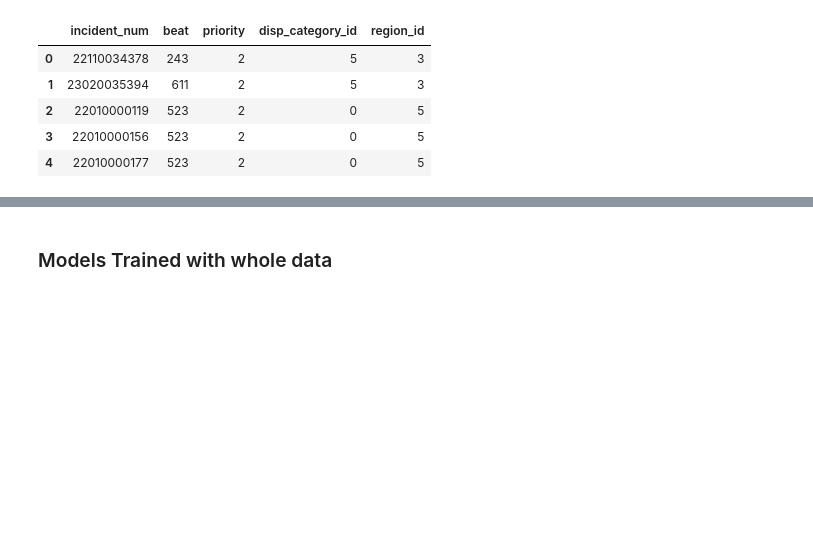
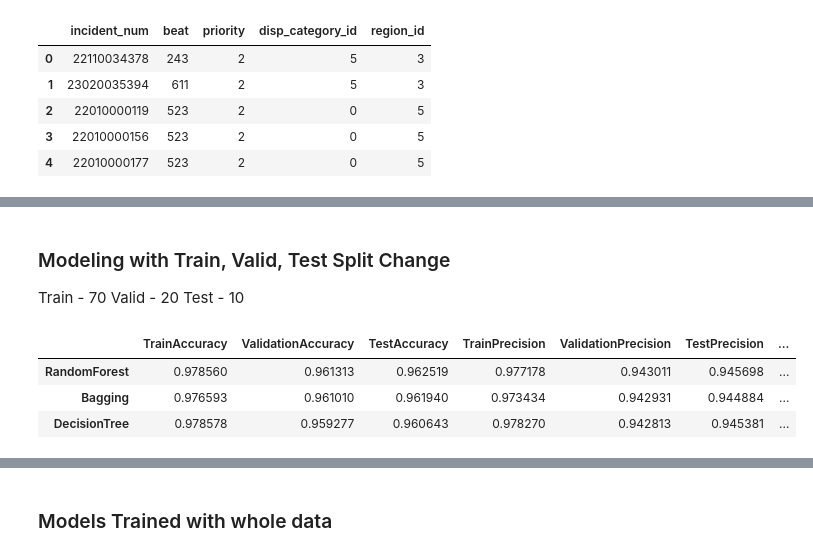
Before and after one commit to katie-hu/Crisis_Response, a Jupyter notebook: crisis_response.ipynb, the cells around one changed output, grey strips where cells are left out. Saved outputs shown, nothing was run; the diff lists cells and outputs as text; code cells hidden in the pictures; blank space fills up the shorter version.

```diff
--- a/crisis_response.ipynb
+++ b/crisis_response.ipynb
@@ -885,0 +894,6 @@ bagging_df.head()
+# %% [markdown]
+### Modeling with Train, Valid, Test Split Change
+
+Train - 70
+Valid - 20
+Test - 10
@@ -885,0 +955,10 @@ bagging_df.head()
+# %%
+models_df_split_data = pd.concat([split_dtree_df,split_rf_df,split_bagging_df])
+models_df_split_data.sort_values(by=["TestAccuracy","TestF1"],ascending=False,inplace=True)
+
+models_df_split_data
+# %% [output]
+|  | TrainAccuracy | ValidationAccuracy | TestAccuracy | TrainPrecision | ValidationPrecision | TestPrecision | ... |
+| RandomForest | 0.978560 | 0.961313 | 0.962519 | 0.977178 | 0.943011 | 0.945698 | ... |
+| Bagging | 0.976593 | 0.961010 | 0.961940 | 0.973434 | 0.942931 | 0.944884 | ... |
+| DecisionTree | 0.978578 | 0.959277 | 0.960643 | 0.978270 | 0.942813 | 0.945381 | ... |
```
Also changed, not shown: parts of 44 cells of this notebook, 3 other files.
